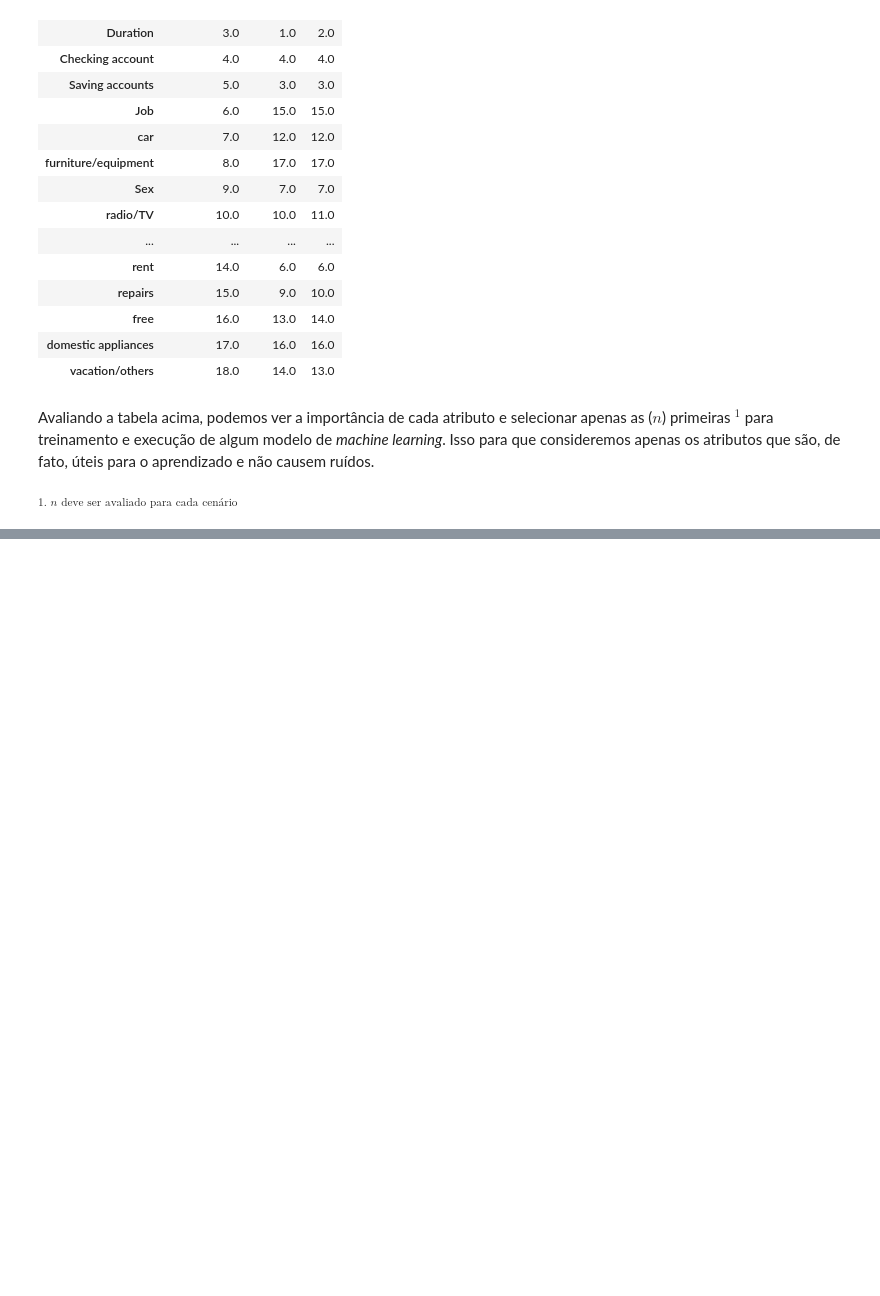
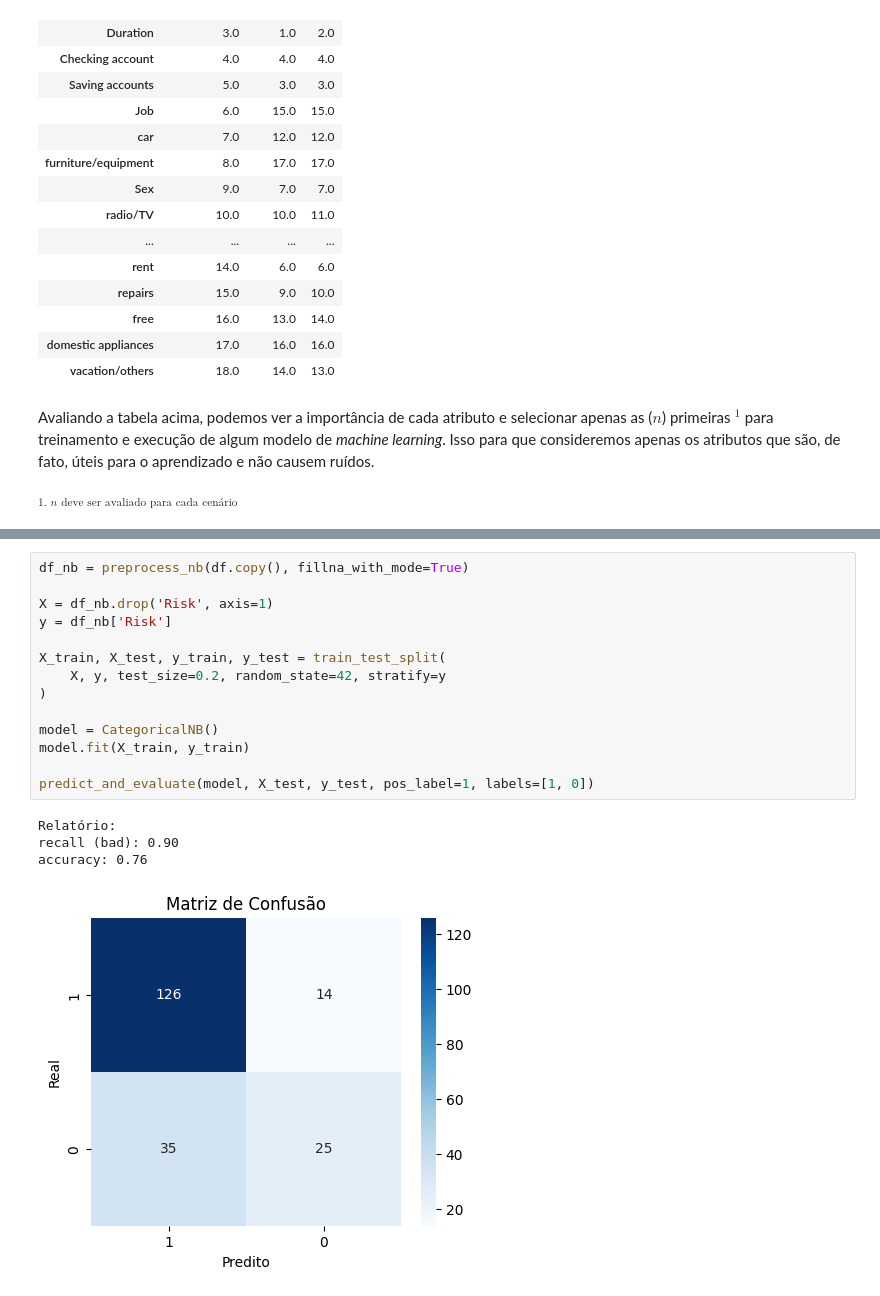
Before and after one commit to patrickpiresdev/data_science_uerj, a Jupyter notebook: Trabalhos/analise2.ipynb, the cells around one changed output, grey strips where cells are left out. Cells and saved outputs as stored; diff of their text form; blank space fills up the shorter version.

```diff
--- a/Trabalhos/analise2.ipynb
+++ b/Trabalhos/analise2.ipynb
@@ -760,0 +855,19 @@ $_{ \text{1. } n \text{ deve ser avaliado para cada cenário }}$
+# %%
+df_nb = preprocess_nb(df.copy(), fillna_with_mode=True)
+
+X = df_nb.drop('Risk', axis=1)
+y = df_nb['Risk']
+
+X_train, X_test, y_train, y_test = train_test_split(
+    X, y, test_size=0.2, random_state=42, stratify=y
+)
+
+model = CategoricalNB()
+model.fit(X_train, y_train)
+
+predict_and_evaluate(model, X_test, y_test, pos_label=1, labels=[1, 0])
+# %% [output]
+Relatório:
+recall (bad): 0.90
+accuracy: 0.76
+[figure, added]
```
Also changed, not shown: parts of 11 cells of this notebook.
